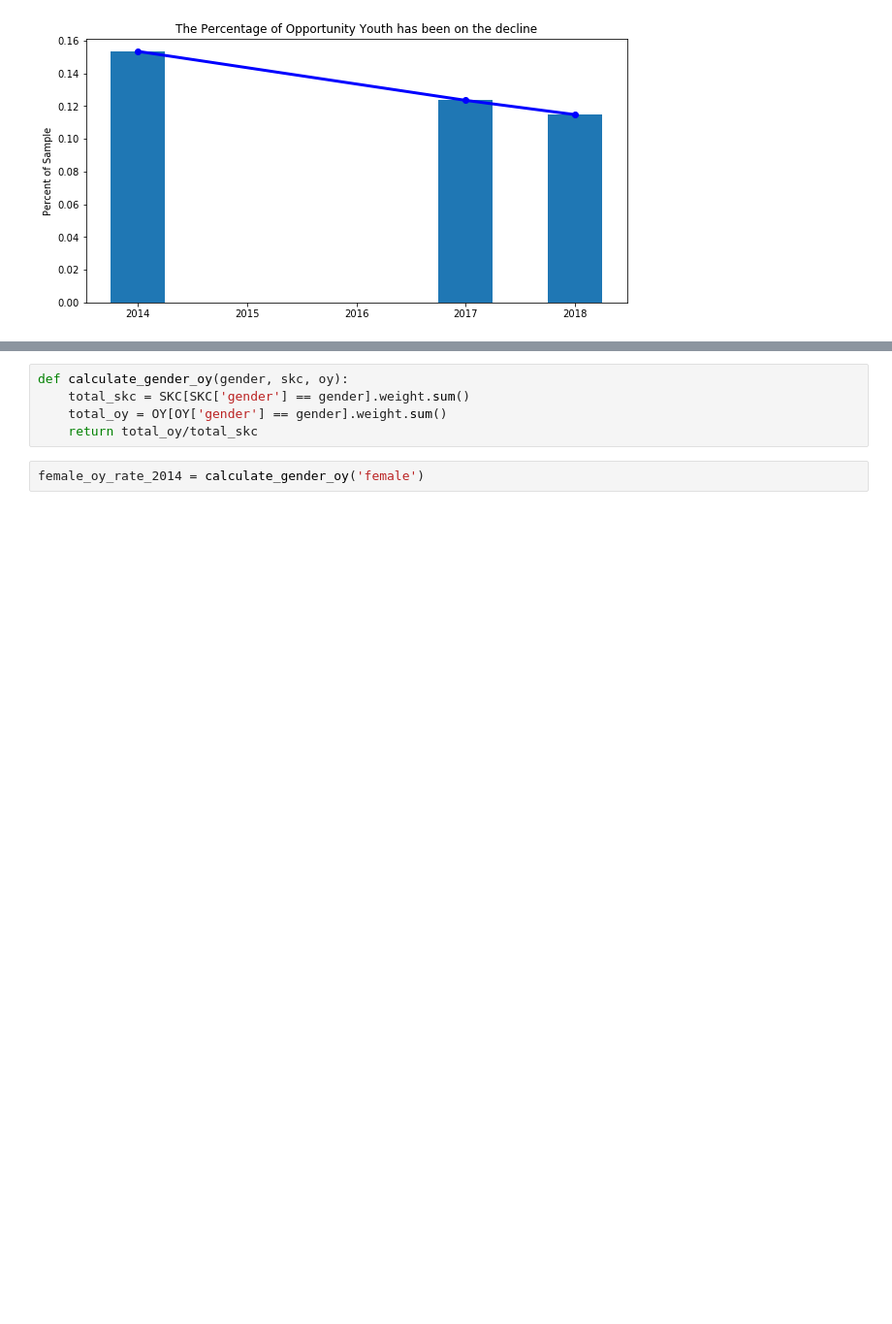
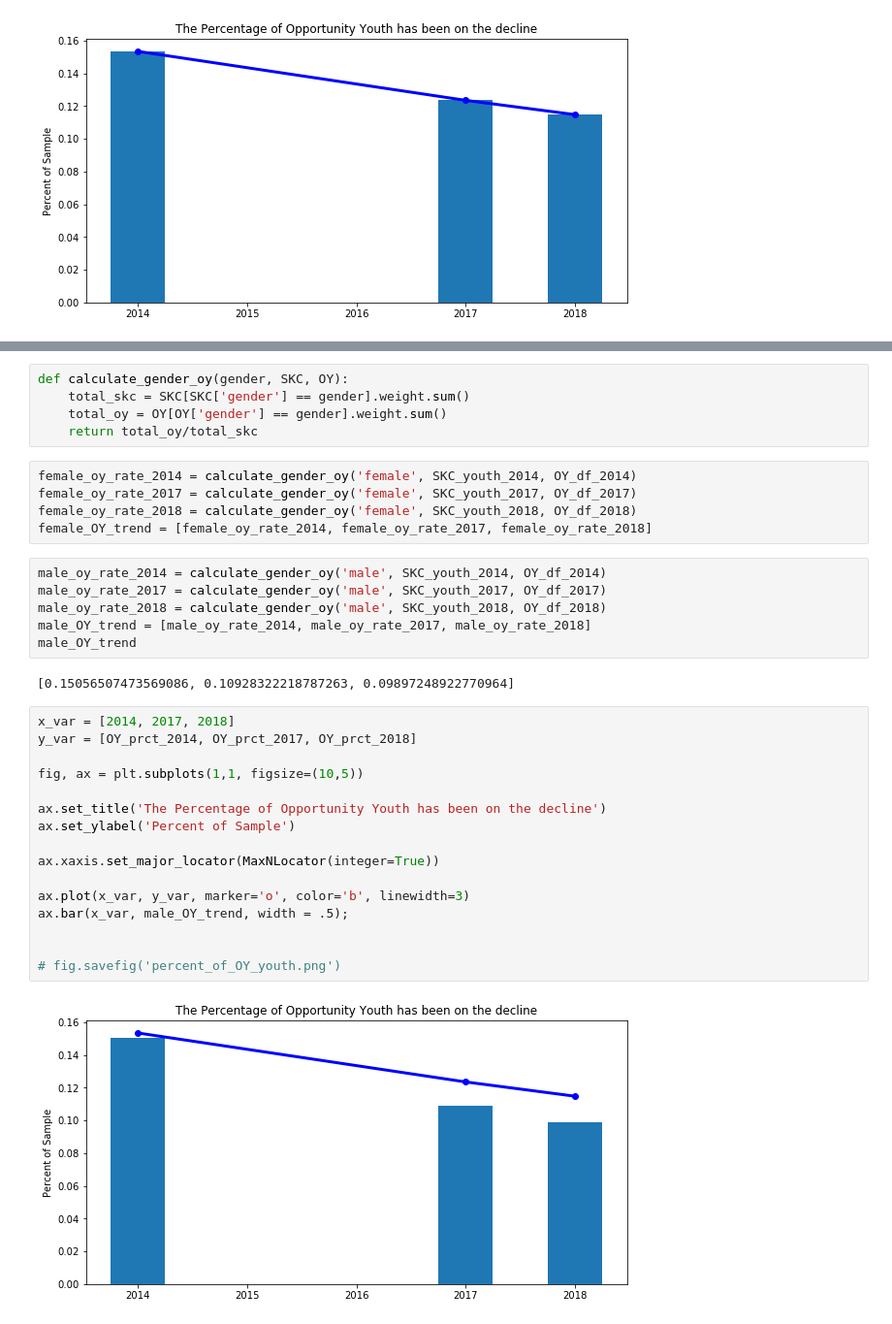
Before and after one commit to mesterhammerfic/mod-1-project-chicago-seattle-ds-051120, a Jupyter notebook: notebooks/exploratory/03_mef_trend_analysis.ipynb, the cells around one changed output, grey strips where cells are left out. Shown at 97% size. Cells and saved outputs as stored; diff of their text form; blank space fills up the shorter version.

```diff
--- a/notebooks/exploratory/03_mef_trend_analysis.ipynb
+++ b/notebooks/exploratory/03_mef_trend_analysis.ipynb
@@ -209,7 +207,36 @@ OY_df_2017_f = OY_df_2017[OY_df_2017['gender'] == 'female']
 # %%
-def calculate_gender_oy(gender, skc, oy):
+def calculate_gender_oy(gender, SKC, OY):
     total_skc = SKC[SKC['gender'] == gender].weight.sum()
     total_oy = OY[OY['gender'] == gender].weight.sum()
     return total_oy/total_skc
-# %%
-female_oy_rate_2014 = calculate_gender_oy('female')
+# %%
+female_oy_rate_2014 = calculate_gender_oy('female', SKC_youth_2014, OY_df_2014)
+female_oy_rate_2017 = calculate_gender_oy('female', SKC_youth_2017, OY_df_2017)
+female_oy_rate_2018 = calculate_gender_oy('female', SKC_youth_2018, OY_df_2018)
+female_OY_trend = [female_oy_rate_2014, female_oy_rate_2017, female_oy_rate_2018]
+# %%
+male_oy_rate_2014 = calculate_gender_oy('male', SKC_youth_2014, OY_df_2014)
+male_oy_rate_2017 = calculate_gender_oy('male', SKC_youth_2017, OY_df_2017)
+male_oy_rate_2018 = calculate_gender_oy('male', SKC_youth_2018, OY_df_2018)
+male_OY_trend = [male_oy_rate_2014, male_oy_rate_2017, male_oy_rate_2018]
+male_OY_trend
+# %% [output]
+[0.15056507473569086, 0.10928322218787263, 0.09897248922770964]
+# %%
+x_var = [2014, 2017, 2018]
+y_var = [OY_prct_2014, OY_prct_2017, OY_prct_2018]
+
+fig, ax = plt.subplots(1,1, figsize=(10,5))
+
+ax.set_title('The Percentage of Opportunity Youth has been on the decline')
+ax.set_ylabel('Percent of Sample')
+
+ax.xaxis.set_major_locator(MaxNLocator(integer=True))
+
+ax.plot(x_var, y_var, marker='o', color='b', linewidth=3)
+ax.bar(x_var, male_OY_trend, width = .5);
+
+
+# fig.savefig('percent_of_OY_youth.png')
+# %% [output]
+[figure, added]
```
Also changed, not shown: parts of 22 cells of this notebook, 3 other files.
